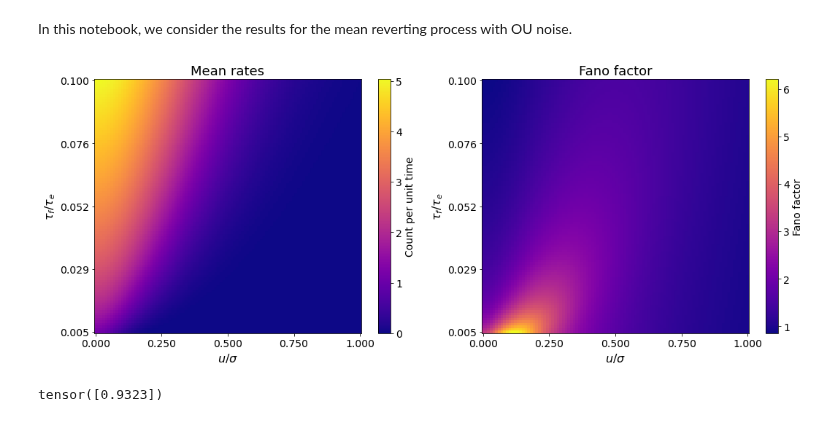
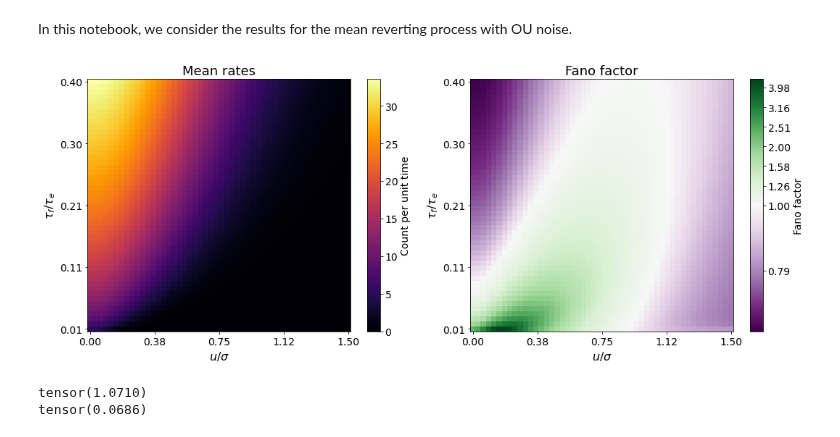
Before and after one commit to shivangrawat/gaussian-crossings, a Jupyter notebook: examples/OU_noise.ipynb, the cells around one changed output. Drawn from its saved outputs; the diff is of its cells as text; code cells hidden in the pictures.

```diff
--- a/examples/OU_noise.ipynb
+++ b/examples/OU_noise.ipynb
@@ -10,14 +12,14 @@ import gaussian_crossings as gc
 # %%
 # Set simulation parameters.
 T = 100.0    # Total simulation time (e.g., 10 time units)
-tau_f = 0.01   # Correlation decay parameter
+tau_f = 0.003   # Correlation decay parameter, 3ms
 sigma = 1.0 # Standard deviation (amplitude) of the process
 # %%
-num_points_kappa = 100
-kappa = torch.linspace(0.5 * 1e-2, 0.1, num_points_kappa)
+num_points_kappa = 50
+kappa = torch.linspace(0.01, 0.4, num_points_kappa)
 
-num_points_zeta = 100
-zeta = torch.linspace(0.0, sigma * 1.0, num_points_zeta) / sigma
+num_points_zeta = 50
+zeta = torch.linspace(0.0, 1.5, num_points_zeta)
 
 mean_rates = torch.zeros(num_points_kappa, num_points_zeta)
 fano_factors = torch.zeros(num_points_kappa, num_points_zeta)
@@ -27,7 +29,7 @@ for i in range(num_points_kappa):
         # u is given by zeta[j]*sigma, and tau_e depends on kappa[i]
         u = zeta[j] * sigma
         tau_e = tau_f / kappa[i]
-        model = gc.GaussianUpCrossings(r_func=gc.r_OU_noise, u=u, tau=tau_e, kappa=kappa[i], sigma=sigma)
+        model = gc.GaussianUpCrossingsDimless(r_func=gc.r_OU_noise, u=u, tau=tau_e, kappa=kappa[i], sigma=sigma)
         mean_rates[i, j] = model.upcrossing_mean_rate()
         fano_factors[i, j] = model.upcrossing_fano_factor_CLT(epsilon_left=1e-2, epsilon_right=1e-5)
 # %%
@@ -60,56 +62,70 @@ kappa_edges = compute_edges(kappa_np)
 # 4. Plotting using pcolormesh with the formal grid
 # -----------------------
 # Plotting parameters
-cmap = 'plasma'
+cmap_mean = 'inferno'
+cmap_fano = 'PRGn'
 label_fontsize = 16
 tick_fontsize = 14
 title_fontsize = 18
 cbar_labelsize = 14
 
-# Define the number of ticks independently of the data spacing
+# Define the number of ticks for the axes independently of the data spacing.
 num_ticks = 5
-# Generate tick positions evenly over the full data range.
 x_ticks = np.linspace(zeta_np.min(), zeta_np.max(), num_ticks)
 y_ticks = np.linspace(kappa_np.min(), kappa_np.max(), num_ticks)
 
-# Create a figure with two subplots (one for mean rates, one for Fano factors)
 fig, axes = plt.subplots(1, 2, figsize=(15, 6))
 
-# ---- Left subplot: Mean Rates ----
-pc0 = axes[0].pcolormesh(zeta_edges, kappa_edges, mean_rates_np, shading='auto', cmap=cmap)
+# ---- Left subplot: Mean Rates with Linear Scale ----
+pc0 = axes[0].pcolormesh(zeta_edges, kappa_edges, mean_rates_np, shading='auto',
+                         cmap=cmap_mean)
 cbar0 = fig.colorbar(pc0, ax=axes[0])
 cbar0.set_label("Count per unit time", fontsize=cbar_labelsize)
 cbar0.ax.tick_params(labelsize=tick_fontsize)
+
 axes[0].set_xlabel(r'$u/\sigma$', fontsize=label_fontsize)
 axes[0].set_ylabel(r'$\tau_f/\tau_e$', fontsize=label_fontsize)
 axes[0].set_title('Mean rates', fontsize=title_fontsize)
-# Set independent ticks
 axes[0].set_xticks(x_ticks)
 axes[0].set_yticks(y_ticks)
-axes[0].set_xticklabels([f"{val:.3f}" for val in x_ticks], fontsize=tick_fontsize)
-axes[0].set_yticklabels([f"{val:.3f}" for val in y_ticks], fontsize=tick_fontsize)
+axes[0].set_xticklabels([f"{val:.2f}" for val in x_ticks], fontsize=tick_fontsize)
+axes[0].set_yticklabels([f"{val:.2f}" for val in y_ticks], fontsize=tick_fontsize)
 
-# ---- Right subplot: Fano Factors ----
-pc1 = axes[1].pcolormesh(zeta_edges, kappa_edges, fano_factors_np, shading='auto', cmap=cmap)
+# ---- Right subplot: Fano Factors on a Log Scale with Divergence at 1 ----
+# Transform the Fano factors to log10 space.
+fano_log = np.log10(fano_factors_np)
+# The diverging center corresponds to log10(1)=0.
+norm_fano = TwoSlopeNorm(vmin=fano_log.min(), vcenter=0, vmax=fano_log.max())
+pc1 = axes[1].pcolormesh(zeta_edges, kappa_edges, fano_log, shading='auto',
+                         cmap=cmap_fano, norm=norm_fano)
 cbar1 = fig.colorbar(pc1, ax=axes[1])
 cbar1.set_label("Fano factor", fontsize=cbar_labelsize)
 cbar1.ax.tick_params(labelsize=tick_fontsize)
+# Adjust colorbar tick labels to show original Fano factor values.
+def log_tick_formatter(x, pos):
+    return f"{10**x:.2f}"
+cbar1.formatter = mticker.FuncFormatter(log_tick_formatter)
+cbar1.update_ticks()
+
 axes[1].set_xlabel(r'$u/\sigma$', fontsize=label_fontsize)
 axes[1].set_ylabel(r'$\tau_f/\tau_e$', fontsize=label_fontsize)
 axes[1].set_title('Fano factor', fontsize=title_fontsize)
-# Set independent ticks
 axes[1].set_xticks(x_ticks)
 axes[1].set_yticks(y_ticks)
-axes[1].set_xticklabels([f"{val:.3f}" for val in x_ticks], fontsize=tick_fontsize)
-axes[1].set_yticklabels([f"{val:.3f}" for val in y_ticks], fontsize=tick_fontsize)
+axes[1].set_xticklabels([f"{val:.2f}" for val in x_ticks], fontsize=tick_fontsize)
+axes[1].set_yticklabels([f"{val:.2f}" for val in y_ticks], fontsize=tick_fontsize)
 
 plt.tight_layout()
-plt.savefig('../figures/filtered_OU_noise.png')
 plt.show()
 # %% [output]
-[figure, old version]
+[figure, new version]
 # %%
-model = gc.GaussianUpCrossings(r_func=gc.r_OU_noise, u=0, tau=1.0, kappa=0.1, sigma=sigma)
+kappa = 0.1
+tau_e = tau_f / kappa
+u = 1 * sigma
+model = gc.GaussianUpCrossings(r_func=gc.r_OU_noise, u=u, tau=tau_e, kappa=kappa, sigma=sigma)
 print(model.upcrossing_fano_factor_CLT(epsilon_left=1e-2, epsilon_right=1e-5))
+print(model.upcrossing_mean_rate())
 # %% [output]
-tensor([0.9323])
+tensor(1.0710)
+tensor(0.0686)
```
Also changed, not shown: parts of 1 cell of this notebook, 3 other files.
